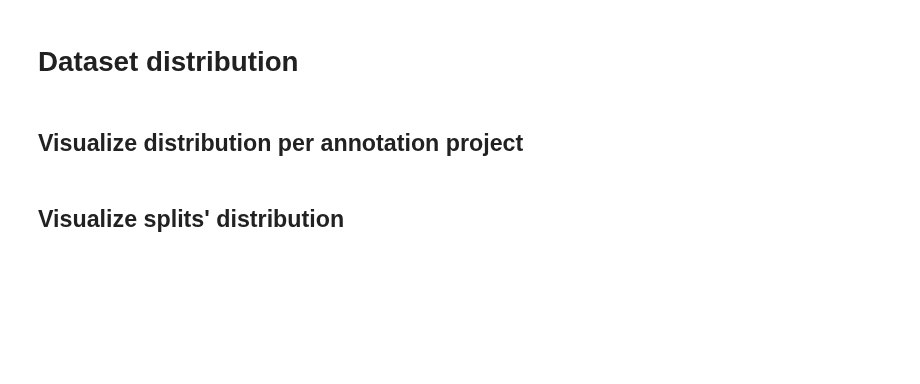
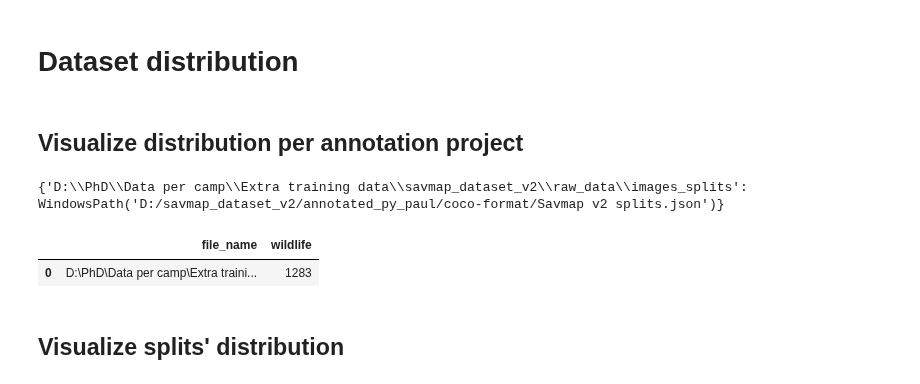
Before and after one commit to FadelMamar/datalabeling, a Jupyter notebook: notebooks/data_exploration.ipynb, the cells around one changed output. Saved outputs shown, nothing was run; the diff lists cells and outputs as text; code cells hidden in the pictures; blank space fills up the shorter version.

```diff
--- a/notebooks/data_exploration.ipynb
+++ b/notebooks/data_exploration.ipynb
@@ -0,0 +6,8 @@
+# %%
+with (Image.open(r"D:\savmap_dataset_v2\annotated_py_paul\images_splits\00a033fefe644429a1e0fcffe88f8b39_1.JPG") as img):
+    exif_data = img._getexif()
+    #print(exif_data)
+    # view exif data
+    print("============view===============")
+    for k, v in exif_data.items():
+        print(f'{TAGS.get(k)}: {v}')
@@ -404,7 +421,7 @@ def get_project_stats(project_id:int,annotator_id = 0):
 for project_id in [93,]:
     get_project_stats(project_id)
 # %%
-ls_dir = r"D:\PhD\Data per camp\Exported annotations and labels\Wet season - Rep 1\all\labelstudio"
+ls_dir = r"D:\savmap_dataset_v2\annotated_py_paul\coco-format"
 dest_dir = Path(ls_dir).with_name("coco-format")
 save_excel_path = Path(ls_dir).with_name("stats.xlsx")
 
@@ -416,6 +433,8 @@ save_excel_path = Path(ls_dir).with_name("stats.xlsx")
 # %%
 coco_annotations_dict = load_coco_annotations(dest_dir)
 coco_annotations_dict
+# %% [output]
+{'D:\\PhD\\Data per camp\\Extra training data\\savmap_dataset_v2\\raw_data\\images_splits': WindowsPath('D:/savmap_dataset_v2/annotated_py_paul/coco-format/Savmap v2 splits.json')}
 # %%
 def get_labels_count(coco_annotation:dict):
 
@@ -441,0 +459,6 @@ label_stats
+# %%
+label_stats = label_stats.reset_index().rename(columns={'index':'file_name'})
+label_stats
+# %% [output]
+|  | file_name | wildlife |
+| 0 | D:\PhD\Data per camp\Extra traini... | 1283 |
```
Also changed, not shown: parts of 6 cells of this notebook, 5 other files.
